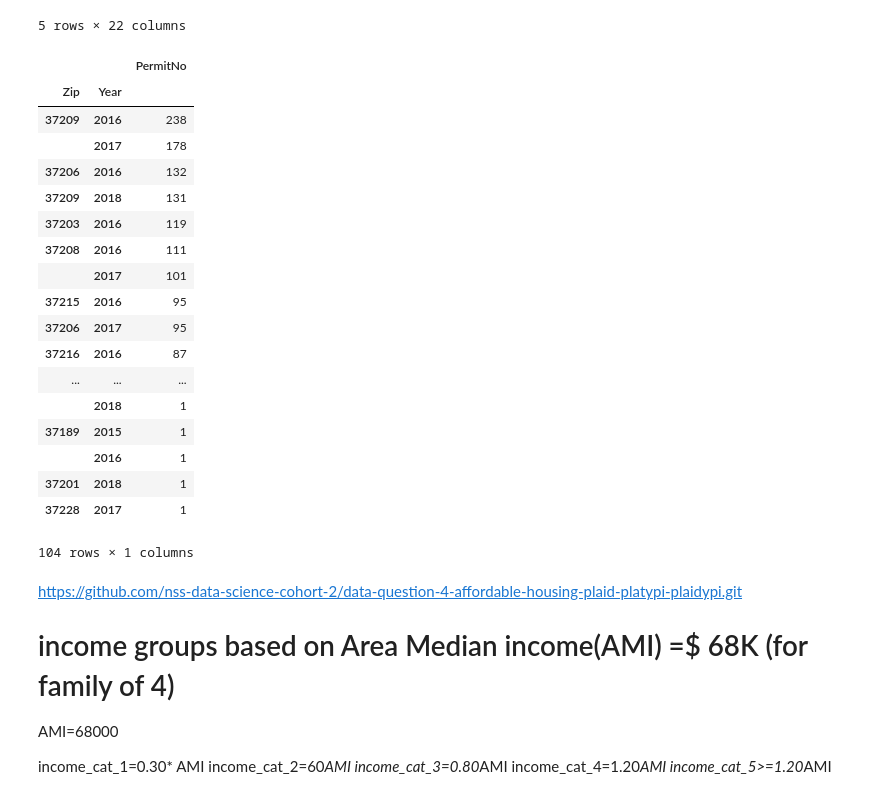
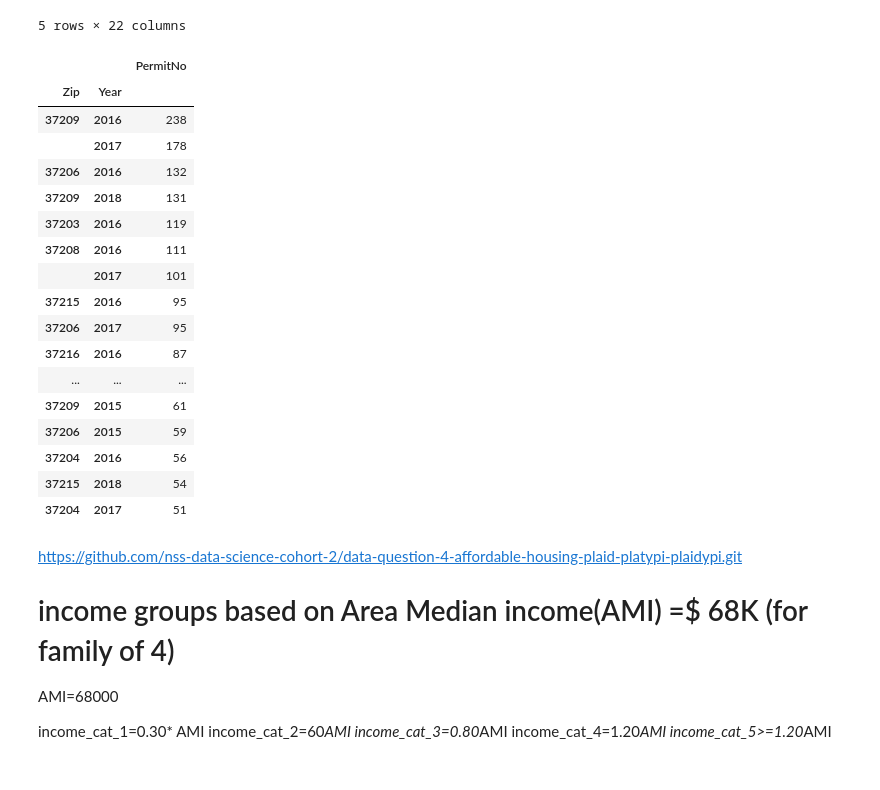
Before and after one commit to asidamo/affordable-housing, a Jupyter notebook: data_question_4.ipynb, the cells around one changed output. Cells and saved outputs as stored; diff of their text form; code cells hidden in the pictures.

```diff
--- a/data_question_4.ipynb
+++ b/data_question_4.ipynb
@@ -436,29 +438,28 @@ demolished.head()
 | 47 | 2017033484 | Building Demolition Permit | Demolition Permit - Residential | 15900008000 | 05/19/2017 | 2017-05-19 | 10000.0 | 5610 GRANNY WHITE PIKE | BRENTWOOD | ... |
 5 rows × 22 columns
 # %%
-demolished_select1=demolished.loc[:,['Year','PermitNo','PermTypeDesc','PermSubtypeDesc','Issued','ConstCost','Zip']]
+demolished_select1=demolished.loc[:,['Year','PermitNo','PermType','Address','PermTypeDesc','PermSubtypeDesc','Issued','ConstCost','Zip']]
 # %%
 # see counts of demolishing permits issued by years and zip code
 demolished_select2=demolished_select1.loc[:,['Year','Zip','PermitNo']]
 demolished_select2=demolished_select2.groupby(['Zip','Year']).count()
-demolished_select2.sort_values('PermitNo',ascending=False)
+demolished_select2.sort_values('PermitNo',ascending=False).head(20)
 # %% [output]
 |  |  | PermitNo |
 | Zip | Year |  |
 | 37209 | 2016 | 238 |
 |  | 2017 | 178 |
 | 37206 | 2016 | 132 |
 | 37209 | 2018 | 131 |
 | 37203 | 2016 | 119 |
 | 37208 | 2016 | 111 |
 |  | 2017 | 101 |
 | 37215 | 2016 | 95 |
 | 37206 | 2017 | 95 |
 | 37216 | 2016 | 87 |
 | ... | ... | ... |
-|  | 2018 | 1 |
-| 37189 | 2015 | 1 |
-|  | 2016 | 1 |
-| 37201 | 2018 | 1 |
-| 37228 | 2017 | 1 |
+| 37209 | 2015 | 61 |
+| 37206 | 2015 | 59 |
+| 37204 | 2016 | 56 |
+| 37215 | 2018 | 54 |
+| 37204 | 2017 | 51 |
-104 rows × 1 columns
```
Also changed, not shown: parts of 31 cells of this notebook.
